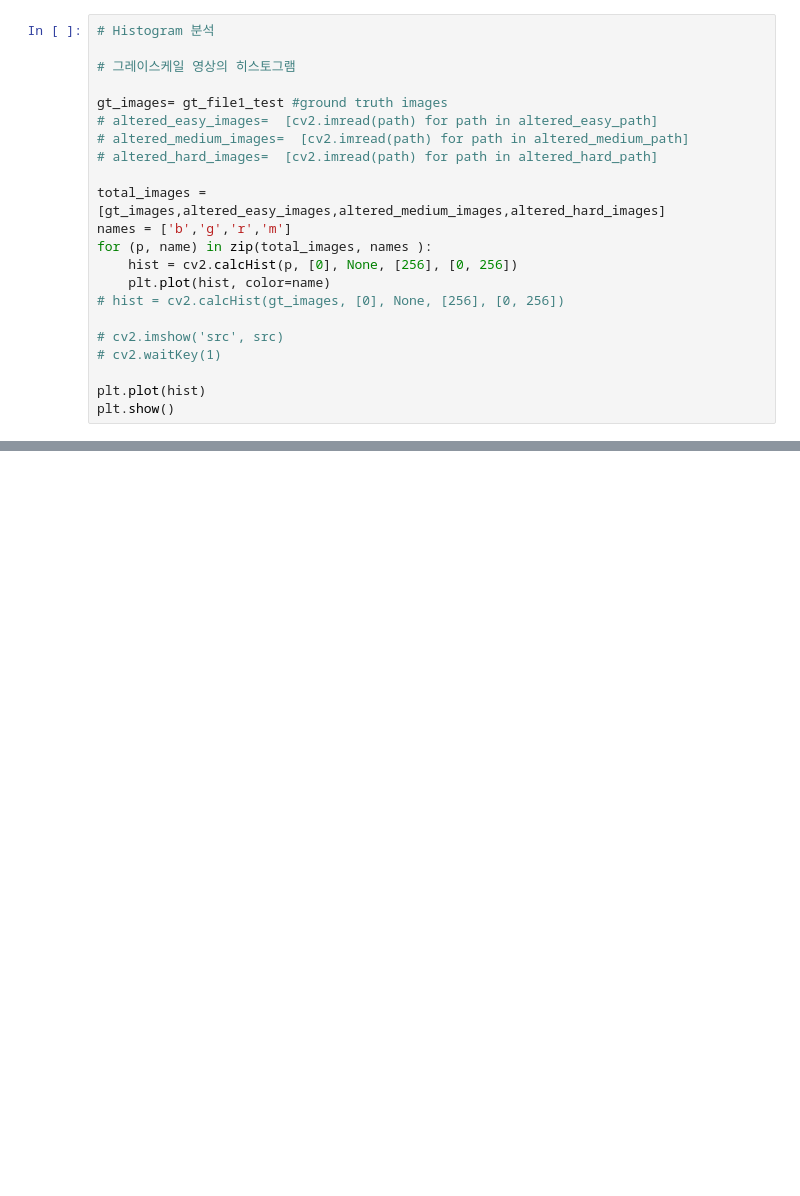
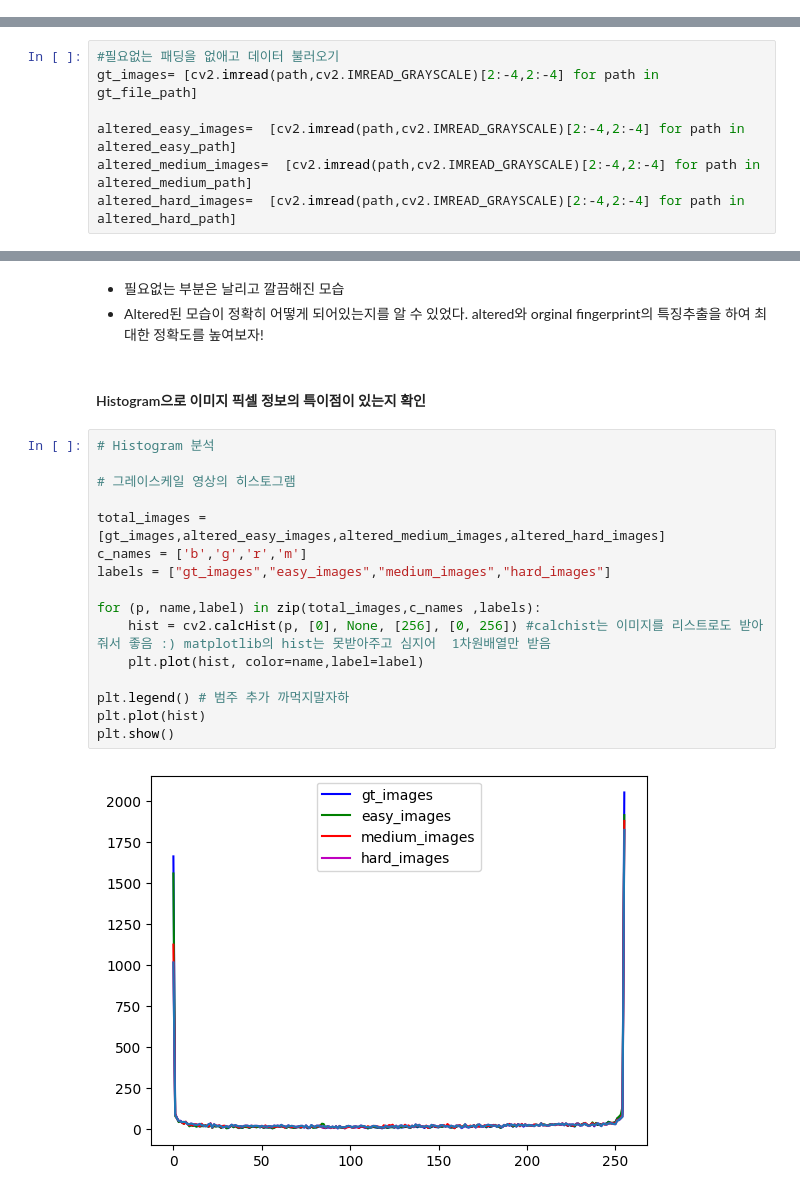
Before and after one commit to HanWoongRyu/study_fingerprint, a Jupyter notebook: DataEDA.ipynb, the cells around one changed output, grey strips where cells are left out. Cells and saved outputs as stored; diff of their text form; blank space fills up the shorter version.

```diff
--- a/DataEDA.ipynb
+++ b/DataEDA.ipynb
@@ -121,22 +0,0 @@ for i, data in enumerate(zip(altered_easy_images[:3],altered_medium_images[:3],a
-# %%
-# Histogram 분석
-
-# 그레이스케일 영상의 히스토그램
-
-gt_images= gt_file1_test #ground truth images
-# altered_easy_images=  [cv2.imread(path) for path in altered_easy_path]
-# altered_medium_images=  [cv2.imread(path) for path in altered_medium_path]
-# altered_hard_images=  [cv2.imread(path) for path in altered_hard_path]
-
-total_images = [gt_images,altered_easy_images,altered_medium_images,altered_hard_images]
-names = ['b','g','r','m']
-for (p, name) in zip(total_images, names ):
-    hist = cv2.calcHist(p, [0], None, [256], [0, 256])
-    plt.plot(hist, color=name)
-# hist = cv2.calcHist(gt_images, [0], None, [256], [0, 256])
-
-# cv2.imshow('src', src)
-# cv2.waitKey(1)
-
-plt.plot(hist)
-plt.show()
@@ -163,0 +136,7 @@ Error:
+# %%
+#필요없는 패딩을 없애고 데이터 불러오기
+gt_images= [cv2.imread(path,cv2.IMREAD_GRAYSCALE)[2:-4,2:-4] for path in gt_file_path]
+
+altered_easy_images=  [cv2.imread(path,cv2.IMREAD_GRAYSCALE)[2:-4,2:-4] for path in altered_easy_path]
+altered_medium_images=  [cv2.imread(path,cv2.IMREAD_GRAYSCALE)[2:-4,2:-4] for path in altered_medium_path]
+altered_hard_images=  [cv2.imread(path,cv2.IMREAD_GRAYSCALE)[2:-4,2:-4] for path in altered_hard_path]
@@ -163,0 +170,23 @@ Error:
+# %% [markdown]
+- 필요없는 부분은 날리고 깔끔해진 모습
+- Altered된 모습이 정확히 어떻게 되어있는지를 알 수 있었다. altered와 orginal fingerprint의 특징추출을 하여 최대한 정확도를 높여보자!
+# %% [markdown]
+#### Histogram으로 이미지 픽셀 정보의 특이점이 있는지 확인
+# %%
+# Histogram 분석
+
+# 그레이스케일 영상의 히스토그램
+
+total_images = [gt_images,altered_easy_images,altered_medium_images,altered_hard_images]
+c_names = ['b','g','r','m']
+labels = ["gt_images","easy_images","medium_images","hard_images"]
+
+for (p, name,label) in zip(total_images,c_names ,labels):
+    hist = cv2.calcHist(p, [0], None, [256], [0, 256]) #calchist는 이미지를 리스트로도 받아줘서 좋음 :) matplotlib의 hist는 못받아주고 심지어  1차원배열만 받음
+    plt.plot(hist, color=name,label=label)
+
+plt.legend() # 범주 추가 까먹지말자하
+plt.plot(hist)
+plt.show()
+# %% [output]
+[figure, added]
```
Also changed, not shown: parts of 61 cells of this notebook, 2 other files.
